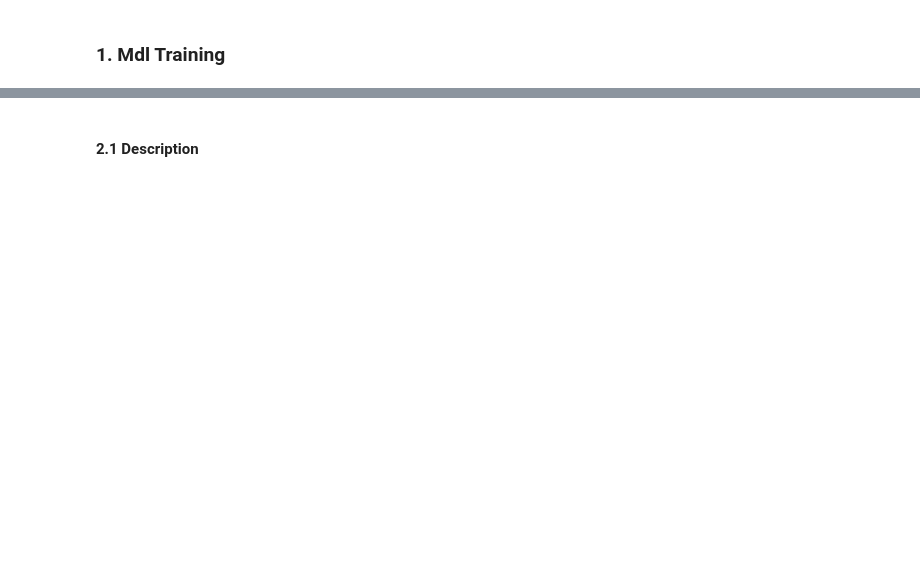
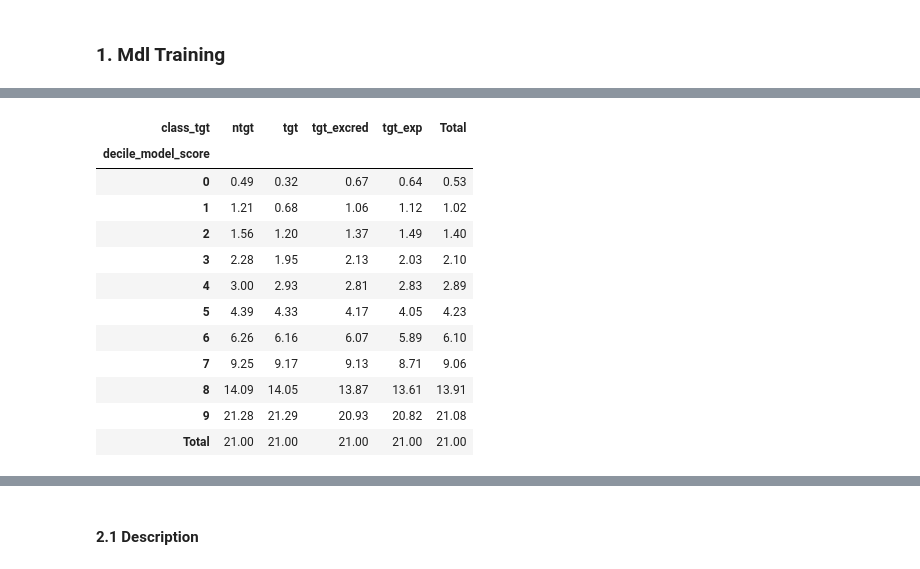
Before and after one commit to luleoli/sand, a Jupyter notebook: sandModeling/testv0.ipynb, the cells around one changed output, grey strips where cells are left out. Drawn from its saved outputs; the diff is of its cells as text; code cells hidden in the pictures; blank space fills up the shorter version.

```diff
--- a/sandModeling/testv0.ipynb
+++ b/sandModeling/testv0.ipynb
@@ -365,0 +753,54 @@ gini_no_action = round(gini_from_scores(df_train[df_train['no_action'] == 1]['Ex
+# %%
+df_train['decile_model_score'] = pd.qcut(df_train['model_score'], 10, labels=False)
+
+# 2) aggregate sum and count of Exited per (decile, class)
+agg = (
+    df_train
+    .groupby(['decile_model_score', 'class_tgt'])['Exited']
+    .agg(['sum', 'count'])
+    .unstack('class_tgt')  # columns: multiindex (sum, class), (count, class)
+)
+
+# separate sum and count tables, fill missing with 0
+sum_tbl = agg['sum'].fillna(0)
+cnt_tbl = agg['count'].fillna(0)
+
+# 3) cumulative sums over deciles (index order is decile_model_score)
+cum_sum = sum_tbl.cumsum()   # cumulative exited by decile × class
+cum_cnt = cnt_tbl.cumsum()   # cumulative population by decile × class
+
+# 4) cumulative exited mean per decile × class
+pivot_cum_mean = (cum_sum / cum_cnt * 100).round(2)
+
+# 5) cumulative "Total" per decile (across all classes)
+decile_sum_total = sum_tbl.sum(axis=1)
+decile_cnt_total = cnt_tbl.sum(axis=1)
+
+cum_sum_total = decile_sum_total.cumsum()
+cum_cnt_total = decile_cnt_total.cumsum()
+
+total_per_decil_cum = (cum_sum_total / cum_cnt_total * 100).round(2)
+
+pivot_cum_mean['Total'] = total_per_decil_cum
+
+# 6) final "Total" row (overall mean per class and overall)
+total_per_class = df_train.groupby('class_tgt')['Exited'].mean().round(2) * 100
+total_per_class.loc['Total'] = df_train['Exited'].mean().round(2) * 100
+
+pivot_cum_mean.loc['Total'] = total_per_class
+
+pivot_cum_mean
+# %% [output]
+| class_tgt | ntgt | tgt | tgt_excred | tgt_exp | Total |
+| decile_model_score |  |  |  |  |  |
+| 0 | 0.49 | 0.32 | 0.67 | 0.64 | 0.53 |
+| 1 | 1.21 | 0.68 | 1.06 | 1.12 | 1.02 |
+| 2 | 1.56 | 1.20 | 1.37 | 1.49 | 1.40 |
+| 3 | 2.28 | 1.95 | 2.13 | 2.03 | 2.10 |
+| 4 | 3.00 | 2.93 | 2.81 | 2.83 | 2.89 |
+| 5 | 4.39 | 4.33 | 4.17 | 4.05 | 4.23 |
+| 6 | 6.26 | 6.16 | 6.07 | 5.89 | 6.10 |
+| 7 | 9.25 | 9.17 | 9.13 | 8.71 | 9.06 |
+| 8 | 14.09 | 14.05 | 13.87 | 13.61 | 13.91 |
+| 9 | 21.28 | 21.29 | 20.93 | 20.82 | 21.08 |
+| Total | 21.00 | 21.00 | 21.00 | 21.00 | 21.00 |
```
Also changed, not shown: parts of 53 cells of this notebook, 2 other files.
